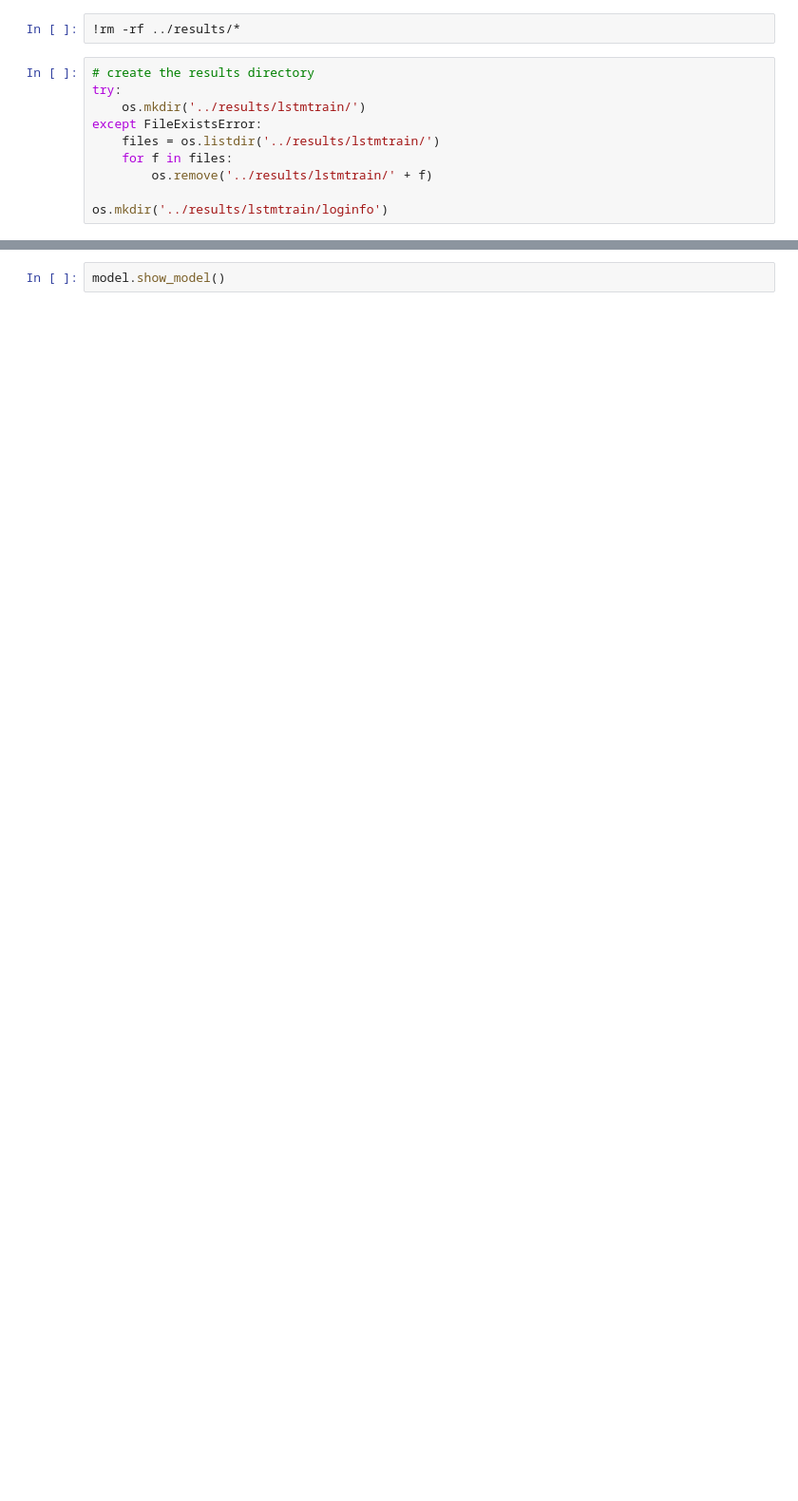
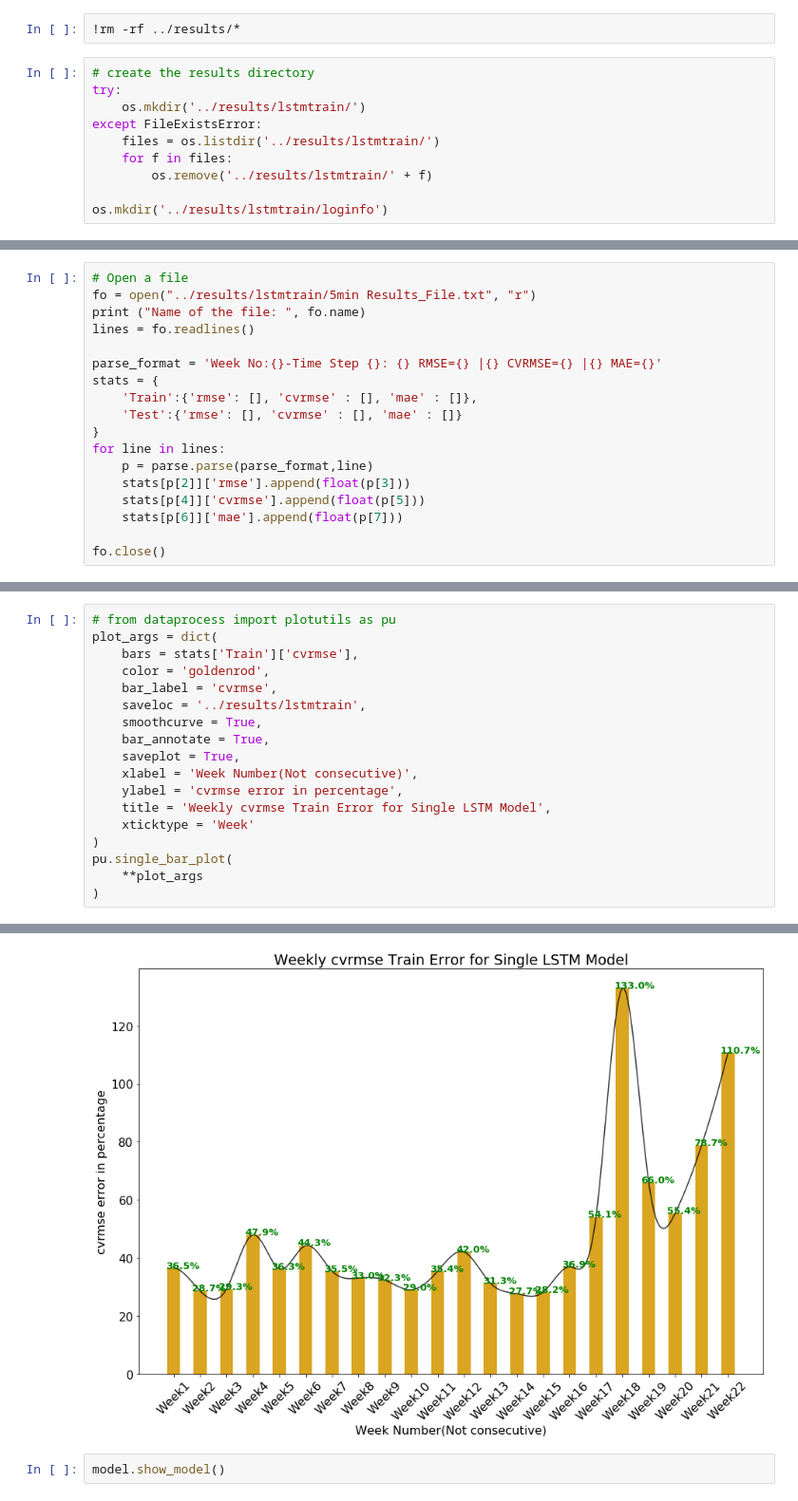
Before and after one commit to AvisekNaug/CDC2020, a Jupyter notebook: notebooks/AHU Energy Training.ipynb, the cells around one changed output, grey strips where cells are left out. Shown: that part at 95% size. Cells and saved outputs as stored; diff of their text form; blank space fills up the shorter version.

```diff
--- a/notebooks/AHU Energy Training.ipynb
+++ b/notebooks/AHU Energy Training.ipynb
@@ -112,0 +360,18 @@ model.design_model(lstmhiddenlayers=[16] * 1,
+# %%
+# Open a file
+fo = open("../results/lstmtrain/5min Results_File.txt", "r")
+print ("Name of the file: ", fo.name)
+lines = fo.readlines()
+
+parse_format = 'Week No:{}-Time Step {}: {} RMSE={} |{} CVRMSE={} |{} MAE={}'
+stats = {
+    'Train':{'rmse': [], 'cvrmse' : [], 'mae' : []},
+    'Test':{'rmse': [], 'cvrmse' : [], 'mae' : []}
+}
+for line in lines:
+    p = parse.parse(parse_format,line)
+    stats[p[2]]['rmse'].append(float(p[3]))
+    stats[p[4]]['cvrmse'].append(float(p[5]))
+    stats[p[6]]['mae'].append(float(p[7]))
+
+fo.close()
@@ -112,0 +380,19 @@ model.design_model(lstmhiddenlayers=[16] * 1,
+# %%
+# from dataprocess import plotutils as pu
+plot_args = dict(
+    bars = stats['Train']['cvrmse'],
+    color = 'goldenrod',
+    bar_label = 'cvrmse',
+    saveloc = '../results/lstmtrain',
+    smoothcurve = True,
+    bar_annotate = True,
+    saveplot = True,
+    xlabel = 'Week Number(Not consecutive)',
+    ylabel = 'cvrmse error in percentage',
+    title = 'Weekly cvrmse Train Error for Single LSTM Model',
+    xticktype = 'Week'
+)
+pu.single_bar_plot(
+    **plot_args
+)
+# %% [output]
@@ -113,2 +402,3 @@ model.design_model(lstmhiddenlayers=[16] * 1,
+[figure, added]
 # %%
 model.show_model()
```
Also changed, not shown: parts of 17 cells of this notebook, 1 other file.
